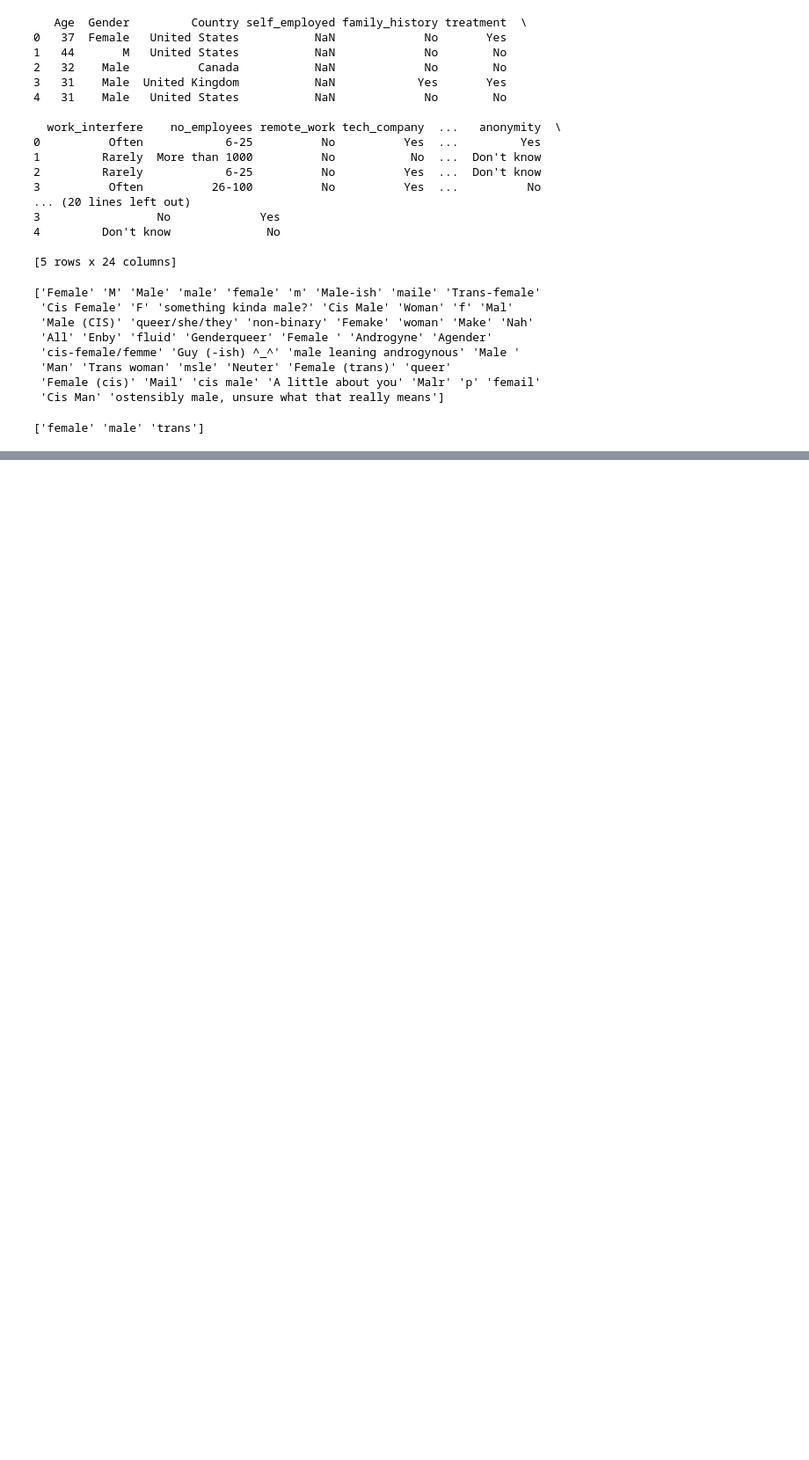
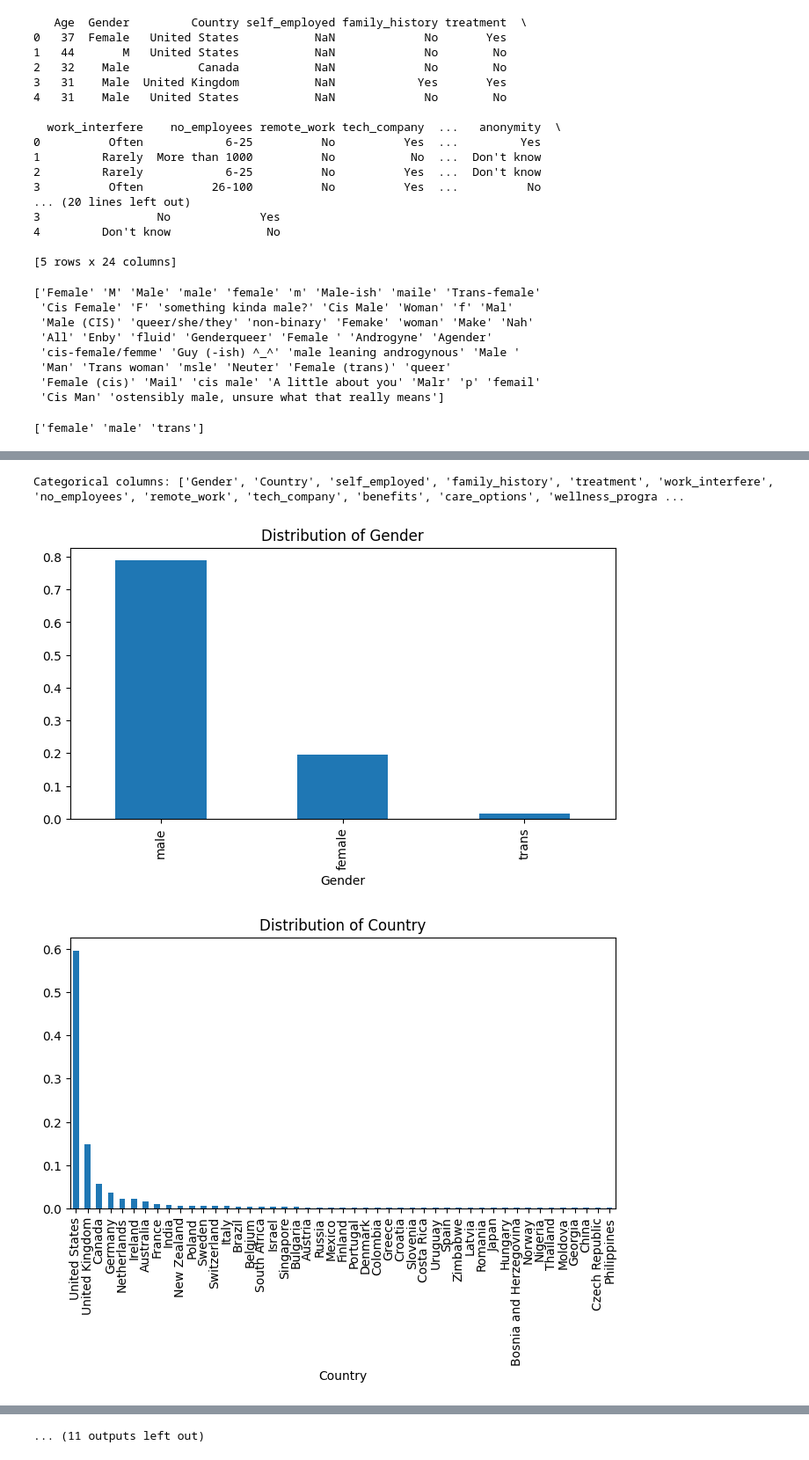
Before and after one commit to aking1024/DSS740_Final, a Jupyter notebook: Mental_Health_Final.ipynb, the cells around one changed output, grey strips where cells are left out. Shown at 88% size. Saved outputs shown, nothing was run; the diff lists cells and outputs as text; code cells hidden in the pictures; blank space fills up the shorter version.

```diff
--- a/Mental_Health_Final.ipynb
+++ b/Mental_Health_Final.ipynb
@@ -146,0 +157,14 @@ print(df['Gender'].unique())
+# %%
+categorical_columns = df.select_dtypes(include=['object']).columns.tolist()
+print("Categorical columns:", categorical_columns)
+# %% [output]
+Categorical columns: ['Gender', 'Country', 'self_employed', 'family_history', 'treatment', 'work_interfere', 'no_employees', 'remote_work', 'tech_company', 'benefits', 'care_options', 'wellness_progra ...
+# %%
+for col in categorical_columns:
+    fig = plt.figure(figsize=(8, 4))
+    df[col].value_counts(normalize=True).plot(kind='bar')
+    plt.title(f"Distribution of {col}")
+    plt.show()
+# %% [output]
+[figure, added]
+[figure, added]
@@ -146,0 +181 @@ print(df['Gender'].unique())
+... (11 outputs left out)
```
Also changed, not shown: parts of 18 cells of this notebook.
